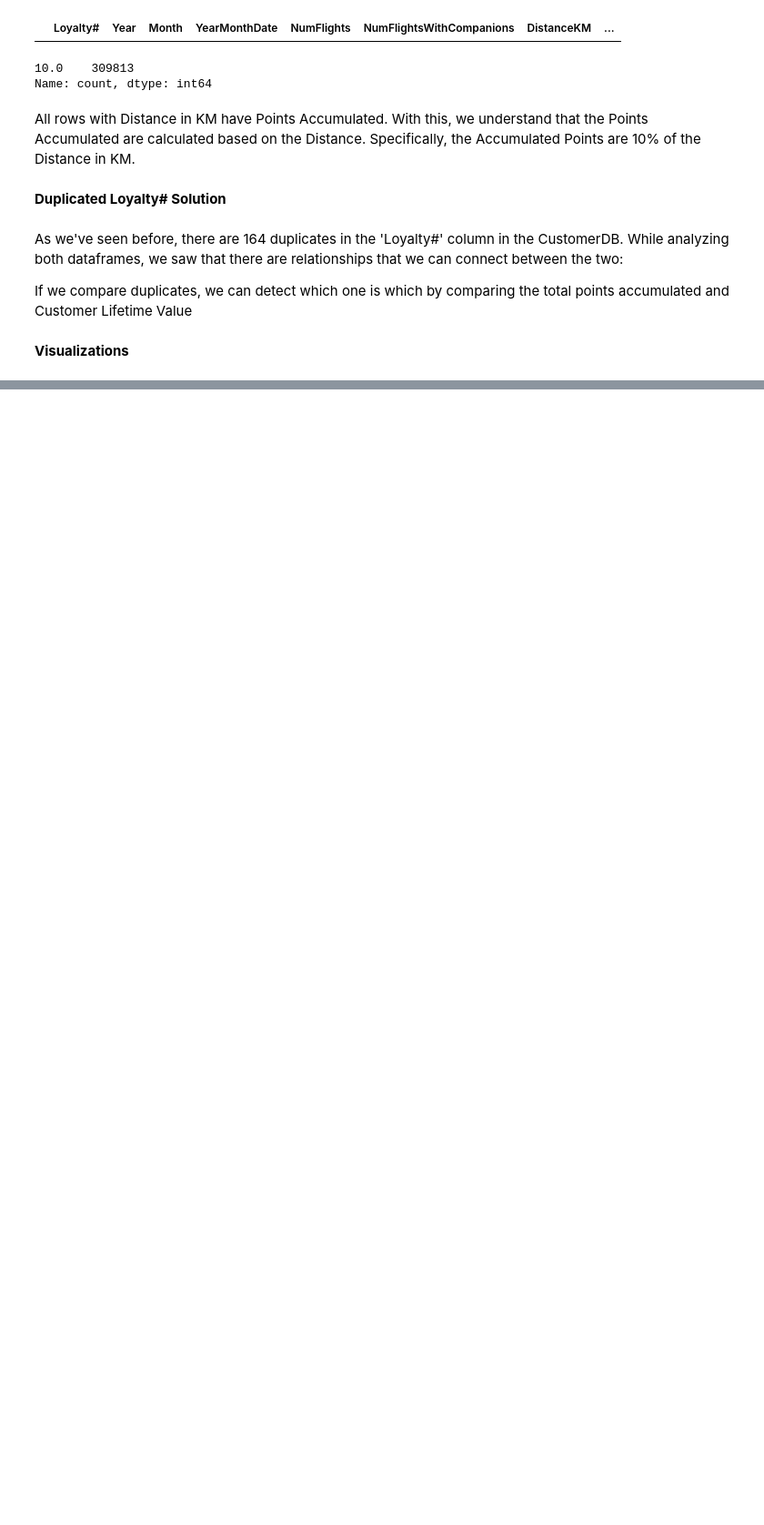
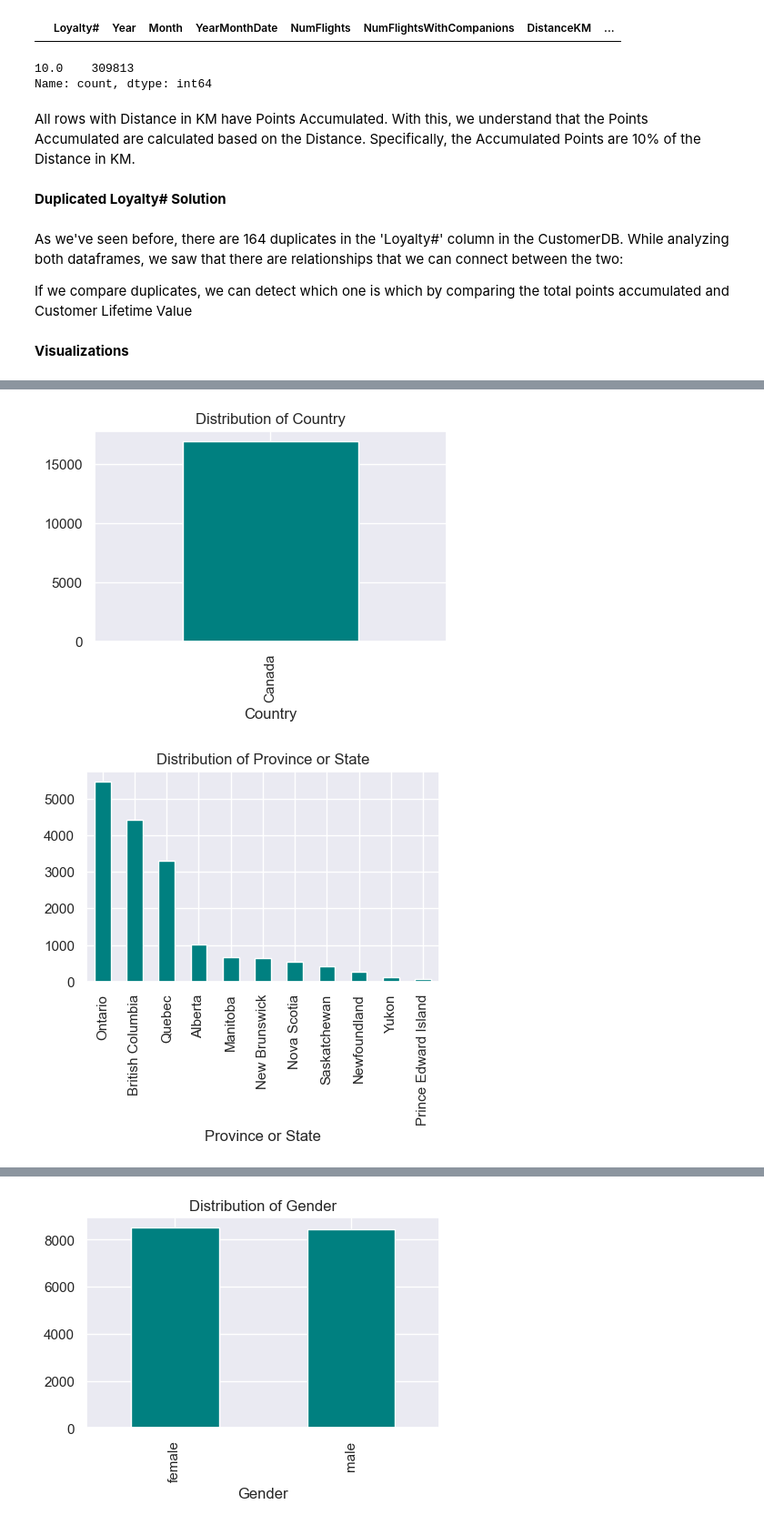
Before and after one commit to barbara-sousa-franco/Data-Mining-Project, a Jupyter notebook: Deliverable 1.ipynb, the cells around one changed output, grey strips where cells are left out. Shown at 91% size. Saved outputs shown, nothing was run; the diff lists cells and outputs as text; code cells hidden in the pictures; blank space fills up the shorter version.

```diff
--- a/Deliverable 1.ipynb
+++ b/Deliverable 1.ipynb
@@ -564,0 +609,10 @@ If we compare duplicates, we can detect which one is which by comparing the tota
+# %%
+costumers_categories
+for col in costumers_categories:
+    plt.figure(figsize=(5,3))
+    customerDB[col].value_counts().plot(kind='bar', color='teal')
+    plt.title(f"Distribution of {col}")
+    plt.show()
+# %% [output]
+[figure, added]
+[figure, added]
@@ -564,0 +620 @@ If we compare duplicates, we can detect which one is which by comparing the tota
+[figure, added]
```
Also changed, not shown: parts of 12 cells of this notebook.
